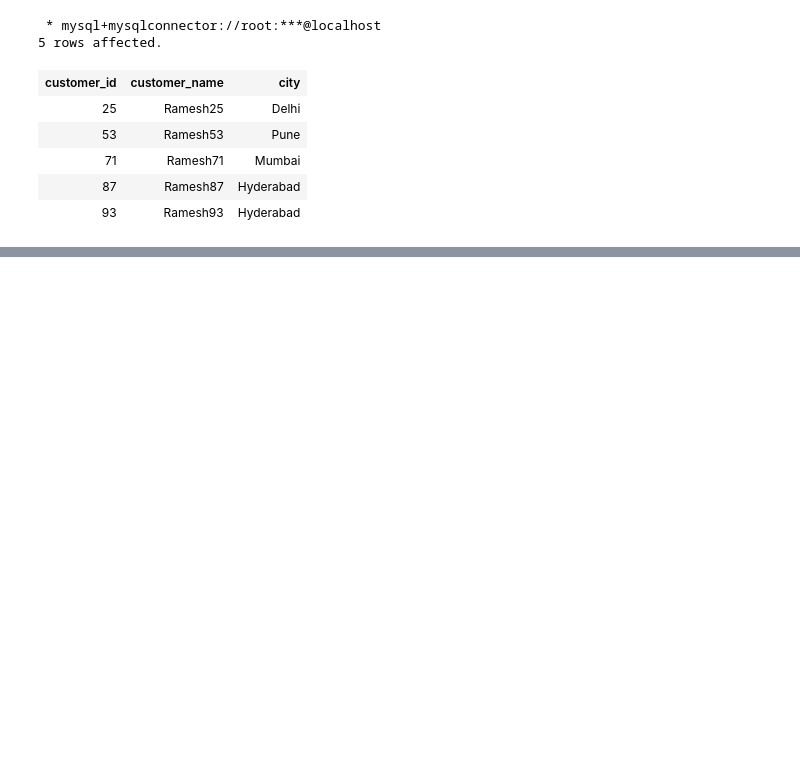
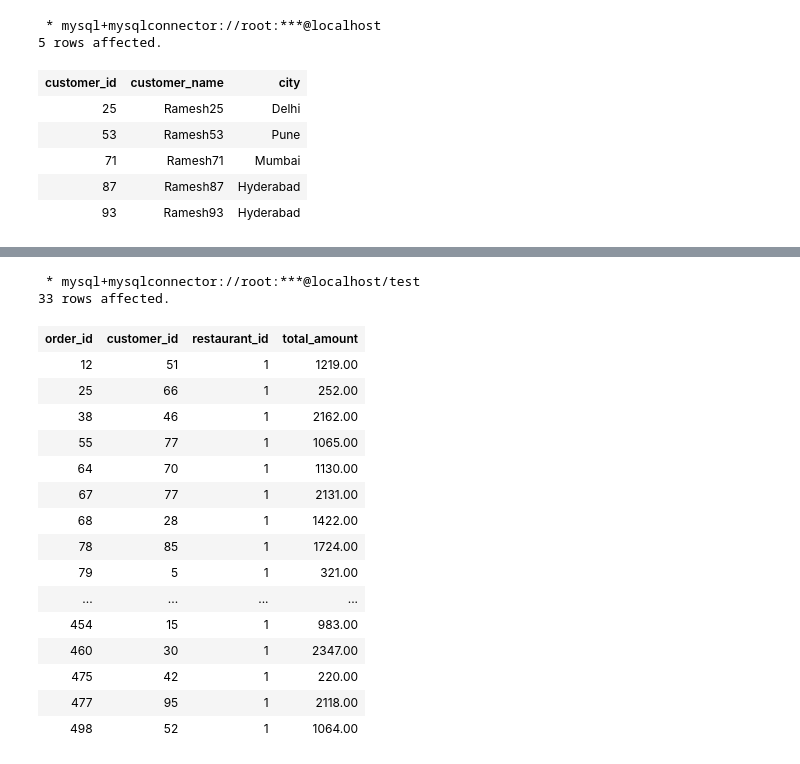
Before and after one commit to karthikeyanm-dev/DE-SQL, a Jupyter notebook: SQL_Questions.ipynb, the cells around one changed output, grey strips where cells are left out. Drawn from its saved outputs; the diff is of its cells as text; code cells hidden in the pictures; blank space fills up the shorter version.

```diff
--- a/SQL_Questions.ipynb
+++ b/SQL_Questions.ipynb
@@ -1137,0 +1995,36 @@ where customer_name like '%R_______';
+# %%
+%%sql
+-- another solution for 21 Questions
+SELECT
+    order_id,
+    customer_id,
+    restaurant_id,
+    total_amount
+FROM orders
+WHERE restaurant_id = (
+    SELECT restaurant_id
+    FROM restaurants
+    WHERE rating = (
+        SELECT MAX(rating)
+        FROM restaurants
+    )
+);
+# %% [output]
+ * mysql+mysqlconnector://root:***@localhost/test
+33 rows affected.
+| order_id | customer_id | restaurant_id | total_amount |
+| 12 | 51 | 1 | 1219.00 |
+| 25 | 66 | 1 | 252.00 |
+| 38 | 46 | 1 | 2162.00 |
+| 55 | 77 | 1 | 1065.00 |
+| 64 | 70 | 1 | 1130.00 |
+| 67 | 77 | 1 | 2131.00 |
+| 68 | 28 | 1 | 1422.00 |
+| 78 | 85 | 1 | 1724.00 |
+| 79 | 5 | 1 | 321.00 |
+| ... | ... | ... | ... |
+| 454 | 15 | 1 | 983.00 |
+| 460 | 30 | 1 | 2347.00 |
+| 475 | 42 | 1 | 220.00 |
+| 477 | 95 | 1 | 2118.00 |
+| 498 | 52 | 1 | 1064.00 |
```
Also changed, not shown: parts of 31 cells of this notebook.
